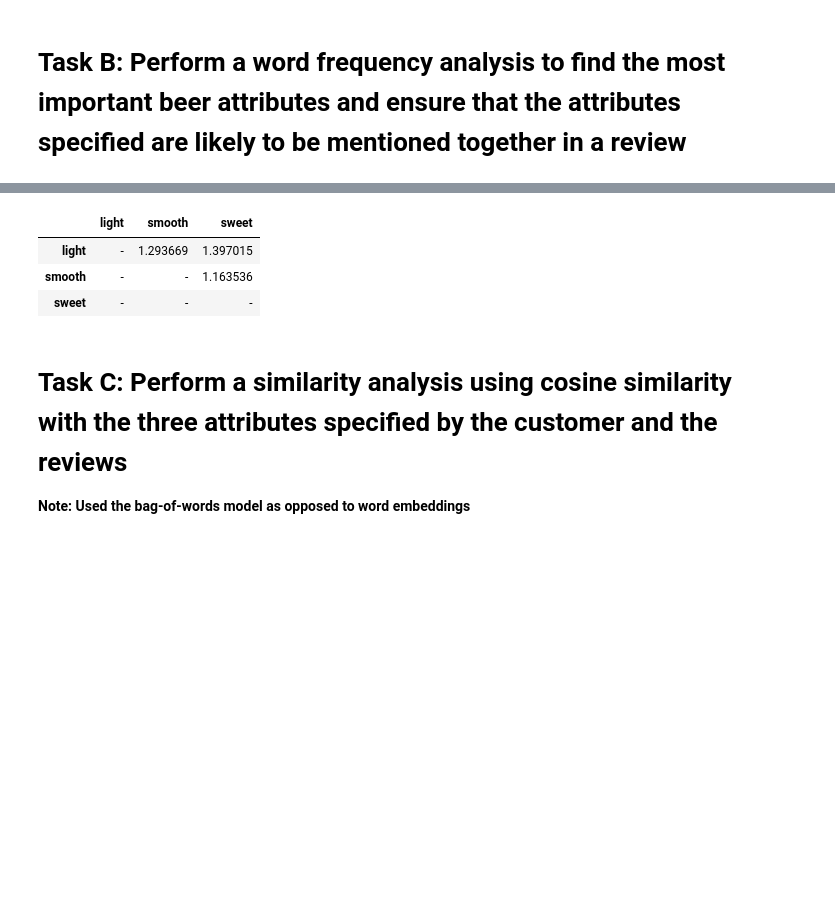
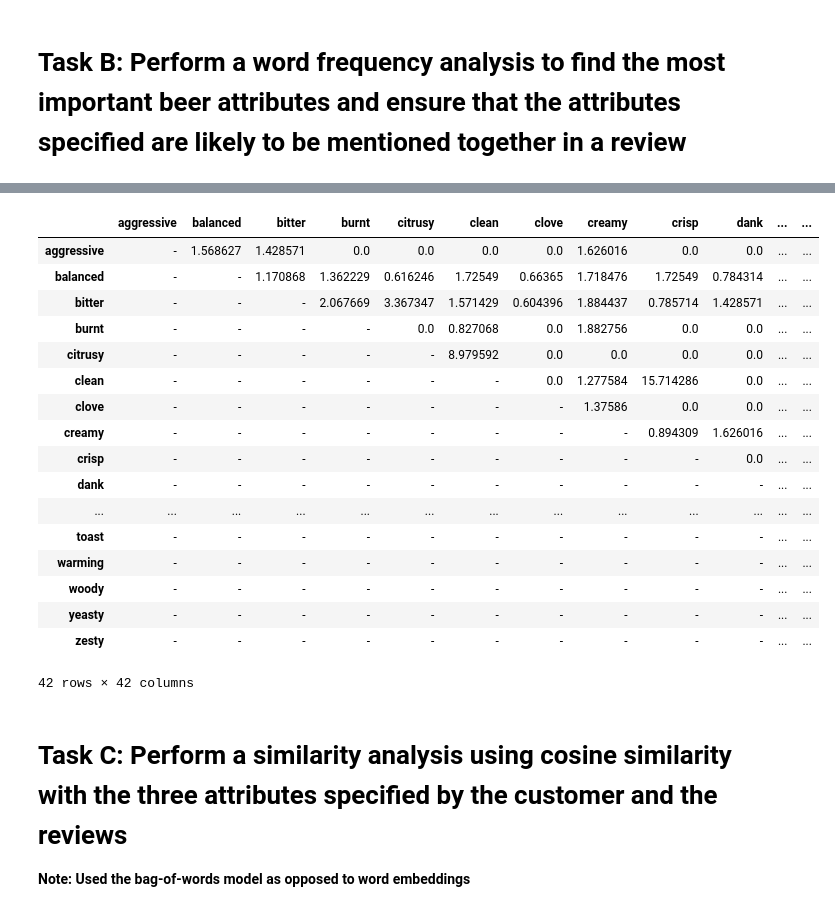
Before and after one commit to CarsonJMullen/Unstructured-Data-Analytics, a Jupyter notebook: Assignment 2/Crowdsourced Recommender System.ipynb, the cells around one changed output, grey strips where cells are left out. Cells and saved outputs as stored; diff of their text form; code cells hidden in the pictures; blank space fills up the shorter version.

```diff
--- a/Assignment 2/Crowdsourced Recommender System.ipynb
+++ b/Assignment 2/Crowdsourced Recommender System.ipynb
@@ -348,8 +350,10 @@ Name: Word, dtype: object
 from itertools import combinations
 from collections import defaultdict
 
+pd.set_option('display.max_rows', None)
+
 # Top 3 attributes
-input_attributes = ['sweet', 'light', 'smooth']
+input_attributes = attributes
 
 def clean_text(text):
     text = re.sub(r'\W+', ' ', text.lower())  # Remove punctuation and convert to lowercase
@@ -438,37 +442,51 @@ def main(df, top_10_brands_list, window=50):
 
     # Ensure all attributes are present in both axes
     all_attributes = sorted(set(input_attributes))
     lift_matrix = lift_matrix.reindex(index=all_attributes, columns=all_attributes)
 
     # Replace missing values with 0
     lift_matrix = lift_matrix.fillna(0)
 
     # Convert DataFrame to object type to allow setting string values
     lift_matrix = lift_matrix.astype(object)
 
     # Set the diagonal and lower triangle to '-'
     for i in range(len(all_attributes)):
         lift_matrix.iloc[i, i] = '-'  # Set diagonal to '-'
         for j in range(i):
             lift_matrix.iloc[i, j] = '-'  # Set lower triangle to '-'
 
     # Remove labels from being displayed
     lift_matrix.index.name = None
     lift_matrix.columns.name = None
 
     # Return both lift_matrix and lift_df
     return lift_matrix, lift_df
 
 # Execute the main function and capture the lift matrix and lift DataFrame
 lift_matrix, lift_df = main(df, input_attributes, window=5000)
 
 # Display the lift matrix as a DataFrame
 lift_matrix
 # %% [output]
-|  | light | smooth | sweet |
-| light | - | 1.293669 | 1.397015 |
-| smooth | - | - | 1.163536 |
-| sweet | - | - | - |
+|  | aggressive | balanced | bitter | burnt | citrusy | clean | clove | creamy | crisp | dank | ... | ... |
+| aggressive | - | 1.568627 | 1.428571 | 0.0 | 0.0 | 0.0 | 0.0 | 1.626016 | 0.0 | 0.0 | ... | ... |
+| balanced | - | - | 1.170868 | 1.362229 | 0.616246 | 1.72549 | 0.66365 | 1.718476 | 1.72549 | 0.784314 | ... | ... |
+| bitter | - | - | - | 2.067669 | 3.367347 | 1.571429 | 0.604396 | 1.884437 | 0.785714 | 1.428571 | ... | ... |
+| burnt | - | - | - | - | 0.0 | 0.827068 | 0.0 | 1.882756 | 0.0 | 0.0 | ... | ... |
+| citrusy | - | - | - | - | - | 8.979592 | 0.0 | 0.0 | 0.0 | 0.0 | ... | ... |
+| clean | - | - | - | - | - | - | 0.0 | 1.277584 | 15.714286 | 0.0 | ... | ... |
+| clove | - | - | - | - | - | - | - | 1.37586 | 0.0 | 0.0 | ... | ... |
+| creamy | - | - | - | - | - | - | - | - | 0.894309 | 1.626016 | ... | ... |
+| crisp | - | - | - | - | - | - | - | - | - | 0.0 | ... | ... |
+| dank | - | - | - | - | - | - | - | - | - | - | ... | ... |
+| ... | ... | ... | ... | ... | ... | ... | ... | ... | ... | ... | ... | ... |
+| toast | - | - | - | - | - | - | - | - | - | - | ... | ... |
+| warming | - | - | - | - | - | - | - | - | - | - | ... | ... |
+| woody | - | - | - | - | - | - | - | - | - | - | ... | ... |
+| yeasty | - | - | - | - | - | - | - | - | - | - | ... | ... |
+| zesty | - | - | - | - | - | - | - | - | - | - | ... | ... |
+42 rows × 42 columns
 # %% [markdown]
 # Task C: Perform a similarity analysis using cosine similarity with the three attributes specified by the customer and the reviews
 
```
Also changed, not shown: parts of 2 cells of this notebook.
